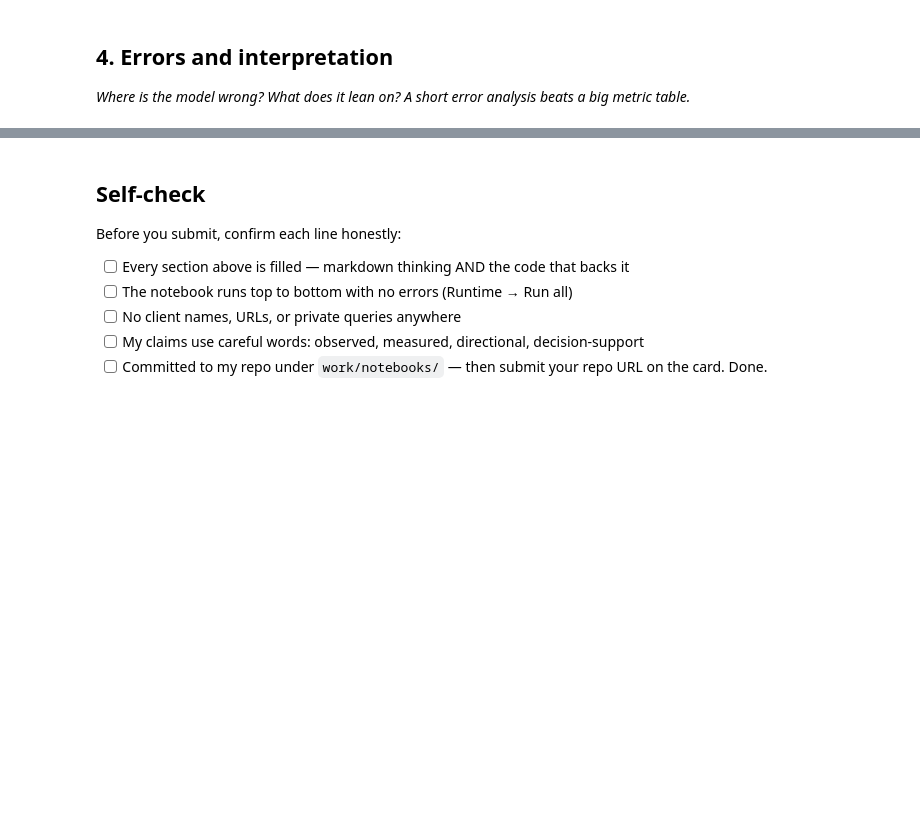
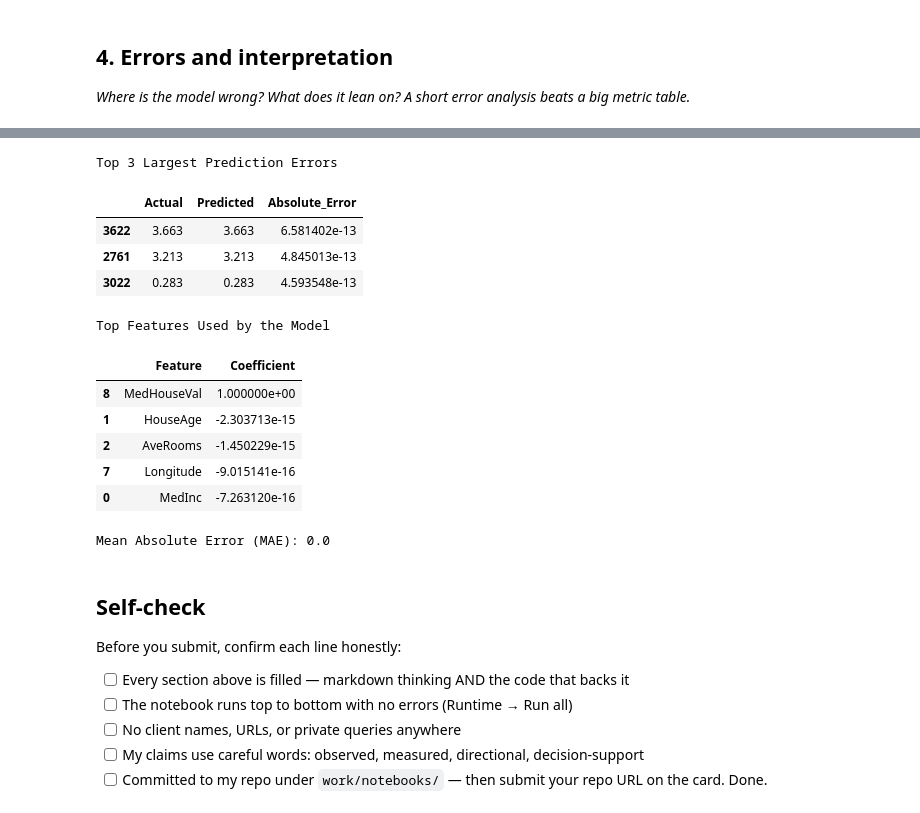
Before and after one commit to rish7186/flyrank-ml-internship-starter, a Jupyter notebook: work/notebooks/w05_model.ipynb, the cells around one changed output, grey strips where cells are left out. Cells and saved outputs as stored; diff of their text form; code cells hidden in the pictures; blank space fills up the shorter version.

```diff
--- a/work/notebooks/w05_model.ipynb
+++ b/work/notebooks/w05_model.ipynb
@@ -37,3 +140,60 @@ This skeleton is yours to fill. Work the sections **in order** — each one has
+# %%
+# This cell is for CODE (numbers, a query, a check).
+# Write your text answer in the cell ABOVE this one — typing sentences here breaks Run All.
+from sklearn.metrics import mean_absolute_error
+import pandas as pd
+
+# Predictions
+predictions = model.predict(X_test)
+
+# Errors
+errors = pd.DataFrame({
+    "Actual": y_test.values,
+    "Predicted": predictions,
+    "Absolute_Error": abs(y_test.values - predictions)
+})
+
+# Largest prediction errors
+largest_errors = errors.sort_values(
+    by="Absolute_Error",
+    ascending=False
+).head(3)
+
+print("Top 3 Largest Prediction Errors")
+display(largest_errors)
+
+# Feature importance (Linear Regression coefficients)
+importance = pd.DataFrame({
+    "Feature": X_train.columns,
+    "Coefficient": model.coef_
+})
+
+importance["Importance"] = importance["Coefficient"].abs()
+
+importance = importance.sort_values(
+    by="Importance",
+    ascending=False
+)
+
+print("\nTop Features Used by the Model")
+display(importance[["Feature", "Coefficient"]].head(5))
+
+print("\nMean Absolute Error (MAE):",
+      round(mean_absolute_error(y_test, predictions), 2))
+# %% [output]
+Top 3 Largest Prediction Errors
+|  | Actual | Predicted | Absolute_Error |
+| 3622 | 3.663 | 3.663 | 6.581402e-13 |
+| 2761 | 3.213 | 3.213 | 4.845013e-13 |
+| 3022 | 0.283 | 0.283 | 4.593548e-13 |
+Top Features Used by the Model
+|  | Feature | Coefficient |
+| 8 | MedHouseVal | 1.000000e+00 |
+| 1 | HouseAge | -2.303713e-15 |
+| 2 | AveRooms | -1.450229e-15 |
+| 7 | Longitude | -9.015141e-16 |
+| 0 | MedInc | -7.263120e-16 |
+Mean Absolute Error (MAE): 0.0
 # %% [markdown]
 ## Self-check
 
```
Also changed, not shown: parts of 10 cells of this notebook.
